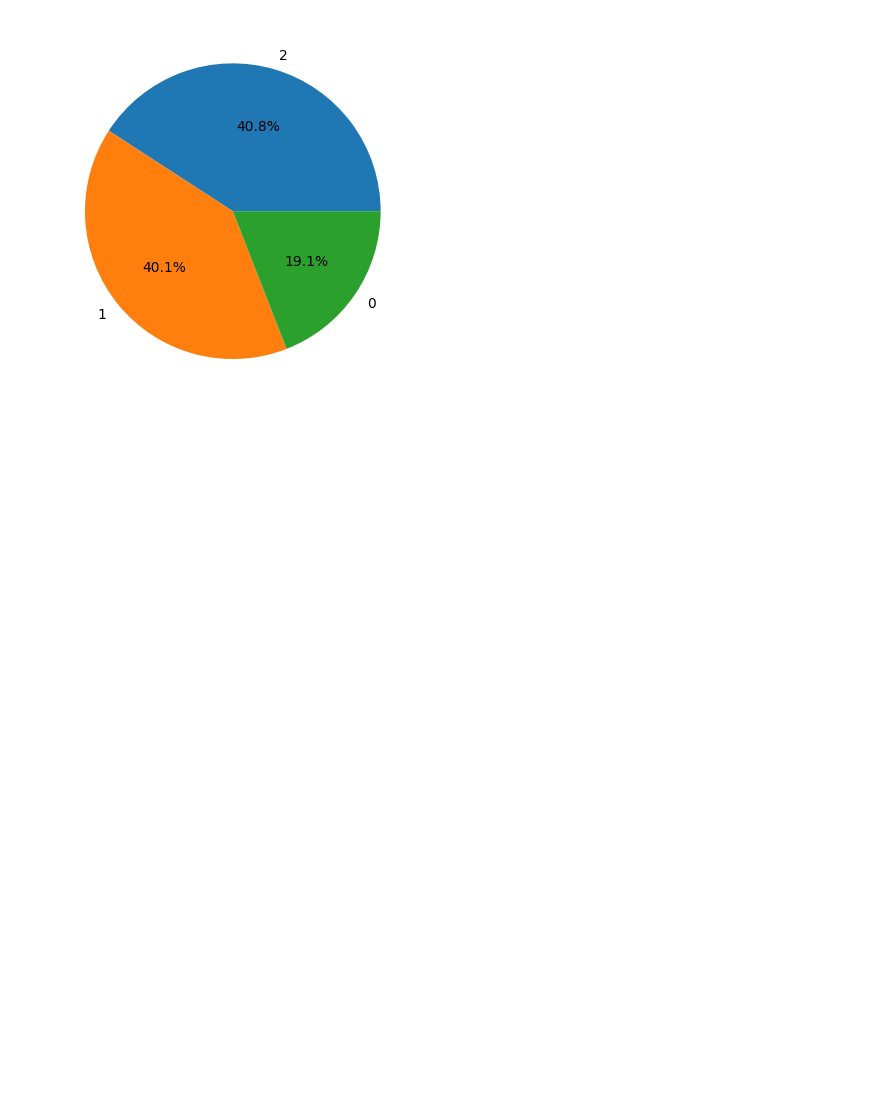
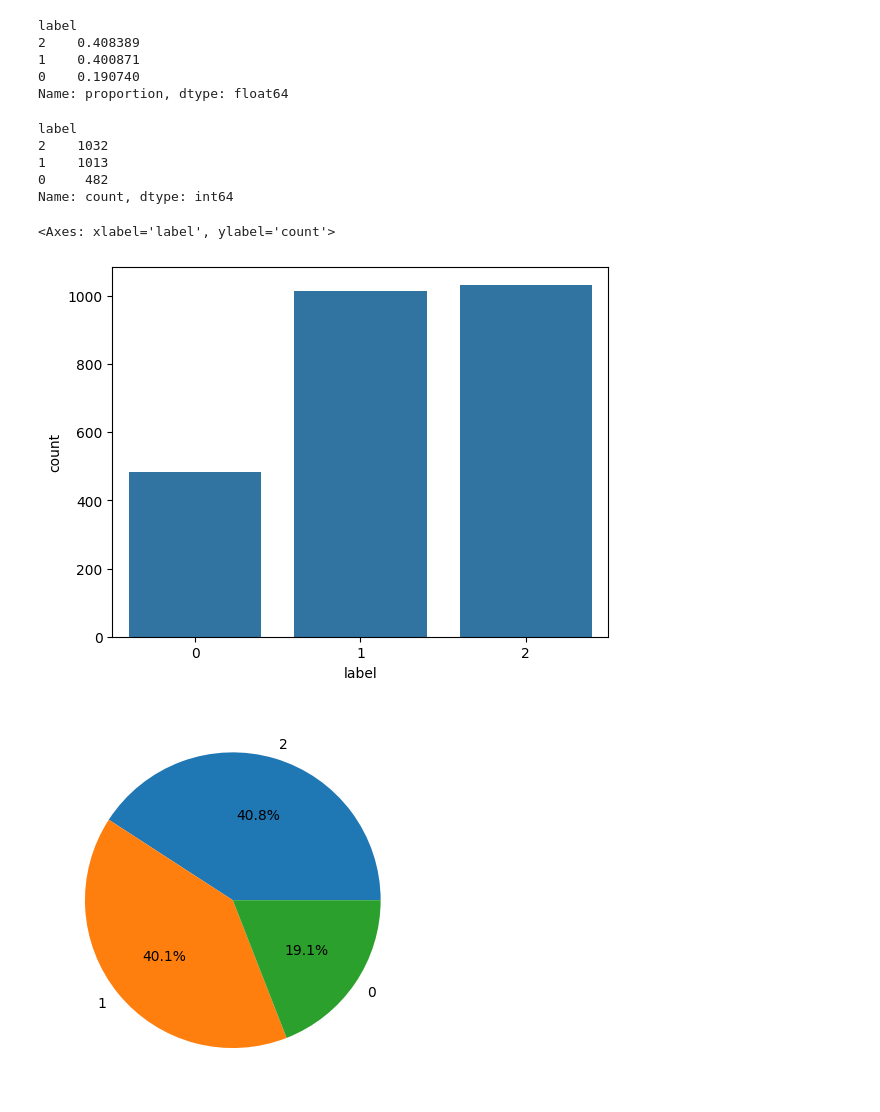
Before and after one commit to datnguyen0328/youtube-comments-sentiment-analysis, a Jupyter notebook: notebooks/eda.ipynb, the cells around one changed output. Drawn from its saved outputs; the diff is of its cells as text; code cells hidden in the pictures; blank space fills up the shorter version.

```diff
--- a/notebooks/eda.ipynb
+++ b/notebooks/eda.ipynb
@@ -32,3 +41,24 @@ df.head(10)
+# %%
+df.label.value_counts(normalize=True)
+# %% [output]
+label
+2    0.408389
+1    0.400871
+0    0.190740
+Name: proportion, dtype: float64
+# %%
+df.label.value_counts()
+# %% [output]
+label
+2    1032
+1    1013
+0     482
+Name: count, dtype: int64
+# %%
+sns.countplot(x="label", data=df)
+# %% [output]
+<Axes: xlabel='label', ylabel='count'>
+[figure, added]
 # %%
 plt.pie(df['label'].value_counts(), labels=df['label'].unique().tolist(), autopct='%1.1f%%')
 plt.show()
```
Also changed, not shown: parts of 18 cells of this notebook, 4 other files.
